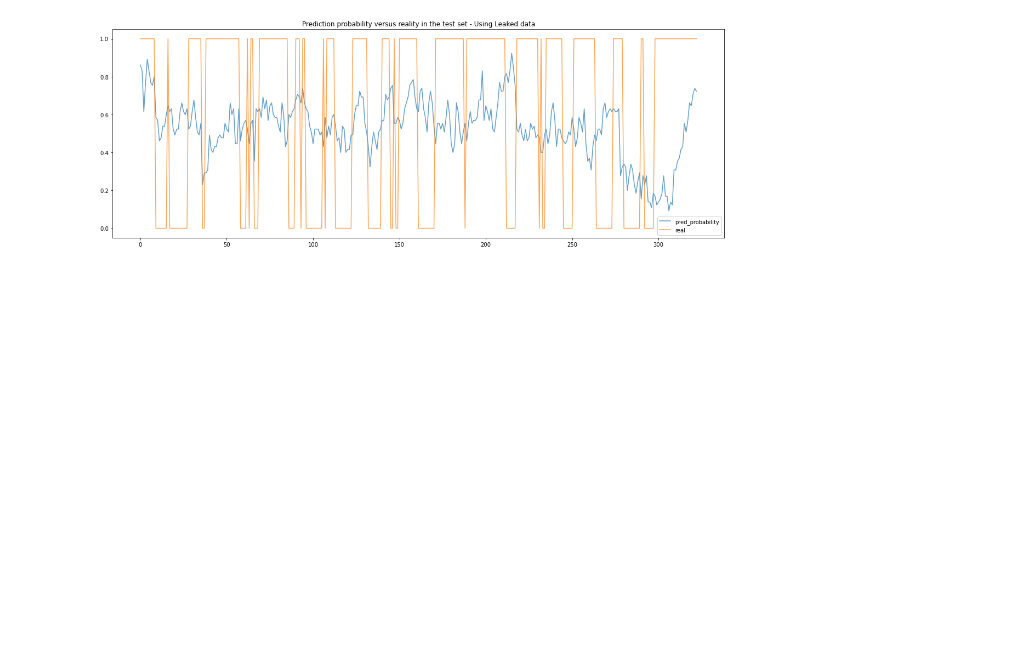
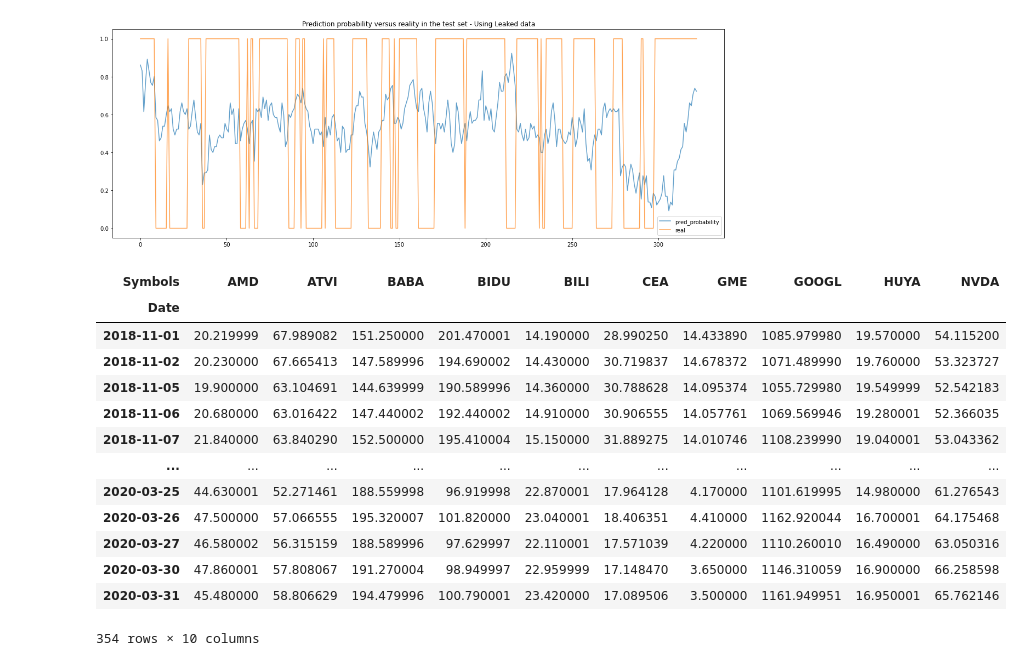
Before and after one commit to PodorCN/AFM423, a Jupyter notebook: Untitled.ipynb, the cells around one changed output. Cells and saved outputs as stored; diff of their text form; code cells hidden in the pictures; blank space fills up the shorter version.

```diff
--- a/Untitled.ipynb
+++ b/Untitled.ipynb
@@ -176,3 +176,56 @@ Confusion Matrix
 [figure]
 <Figure size 1440x504 with 0 Axes>
 [figure]
+# %%
+from asyncio.windows_events import NULL
+import matplotlib.pyplot as plt
+import numpy as np
+import random
+
+from sympy import false
+#import pandas_techinal_indicators as ta #https://github.com/Crypto-toolbox/pandas-technical-indicators/blob/master/technical_indicators.py
+import pandas as pd
+
+import pandas_datareader as web
+from sklearn.ensemble import RandomForestClassifier
+from sklearn.metrics import f1_score, precision_score, confusion_matrix, recall_score, accuracy_score
+from sklearn.model_selection import train_test_split
+from sklearn.model_selection import RandomizedSearchCV
+from sklearn.model_selection import GridSearchCV
+
+# Ensure Reproducibility and Readibility
+plt.rcParams['figure.figsize'] = (7,4.5)
+np.random.seed(423)
+random.seed(423)
+
+# Read Stock Info
+# We select Apple,
+aapl = pd.read_csv('AAPL.csv')
+del(aapl['Date'])
+del(aapl['Adj Close'])
+aapl.head()
+
+tickers = ["AMD", "ATVI", "BABA", "BIDU", "BILI","CEA","GME","GOOGL","HUYA","NVDA"]
+multpl_stocks = web.get_data_yahoo(tickers,
+start = "2018-11-01",
+end = "2020-03-31")
+
+indicators = ["MACD","OBV",'PROC',"Stochastic Oscillator"]
+stocks = ["APPL",]
+# %%
+multpl_stocks["Adj Close"]
+# %% [output]
+| Symbols | AMD | ATVI | BABA | BIDU | BILI | CEA | GME | GOOGL | HUYA | NVDA |
+| Date |  |  |  |  |  |  |  |  |  |  |
+| 2018-11-01 | 20.219999 | 67.989082 | 151.250000 | 201.470001 | 14.190000 | 28.990250 | 14.433890 | 1085.979980 | 19.570000 | 54.115200 |
+| 2018-11-02 | 20.230000 | 67.665413 | 147.589996 | 194.690002 | 14.430000 | 30.719837 | 14.678372 | 1071.489990 | 19.760000 | 53.323727 |
+| 2018-11-05 | 19.900000 | 63.104691 | 144.639999 | 190.589996 | 14.360000 | 30.788628 | 14.095374 | 1055.729980 | 19.549999 | 52.542183 |
+| 2018-11-06 | 20.680000 | 63.016422 | 147.440002 | 192.440002 | 14.910000 | 30.906555 | 14.057761 | 1069.569946 | 19.280001 | 52.366035 |
+| 2018-11-07 | 21.840000 | 63.840290 | 152.500000 | 195.410004 | 15.150000 | 31.889275 | 14.010746 | 1108.239990 | 19.040001 | 53.043362 |
+| ... | ... | ... | ... | ... | ... | ... | ... | ... | ... | ... |
+| 2020-03-25 | 44.630001 | 52.271461 | 188.559998 | 96.919998 | 22.870001 | 17.964128 | 4.170000 | 1101.619995 | 14.980000 | 61.276543 |
+| 2020-03-26 | 47.500000 | 57.066555 | 195.320007 | 101.820000 | 23.040001 | 18.406351 | 4.410000 | 1162.920044 | 16.700001 | 64.175468 |
+| 2020-03-27 | 46.580002 | 56.315159 | 188.589996 | 97.629997 | 22.110001 | 17.571039 | 4.220000 | 1110.260010 | 16.490000 | 63.050316 |
+| 2020-03-30 | 47.860001 | 57.808067 | 191.270004 | 98.949997 | 22.959999 | 17.148470 | 3.650000 | 1146.310059 | 16.900000 | 66.258598 |
+| 2020-03-31 | 45.480000 | 58.806629 | 194.479996 | 100.790001 | 23.420000 | 17.089506 | 3.500000 | 1161.949951 | 16.950001 | 65.762146 |
+354 rows × 10 columns
```
Also changed, not shown: parts of 3 cells of this notebook.
